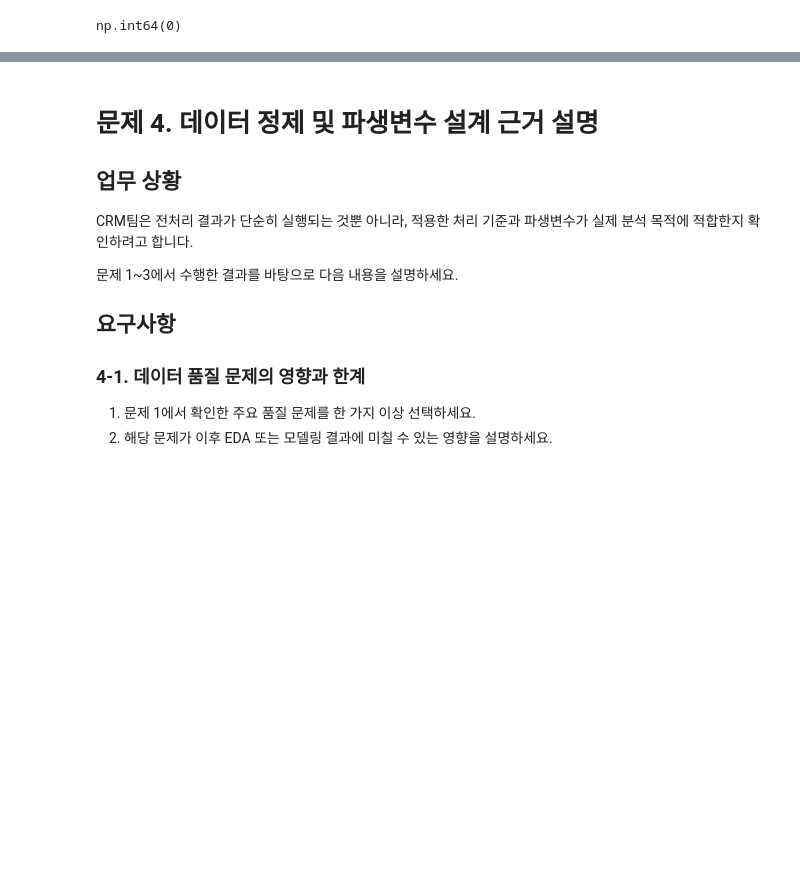
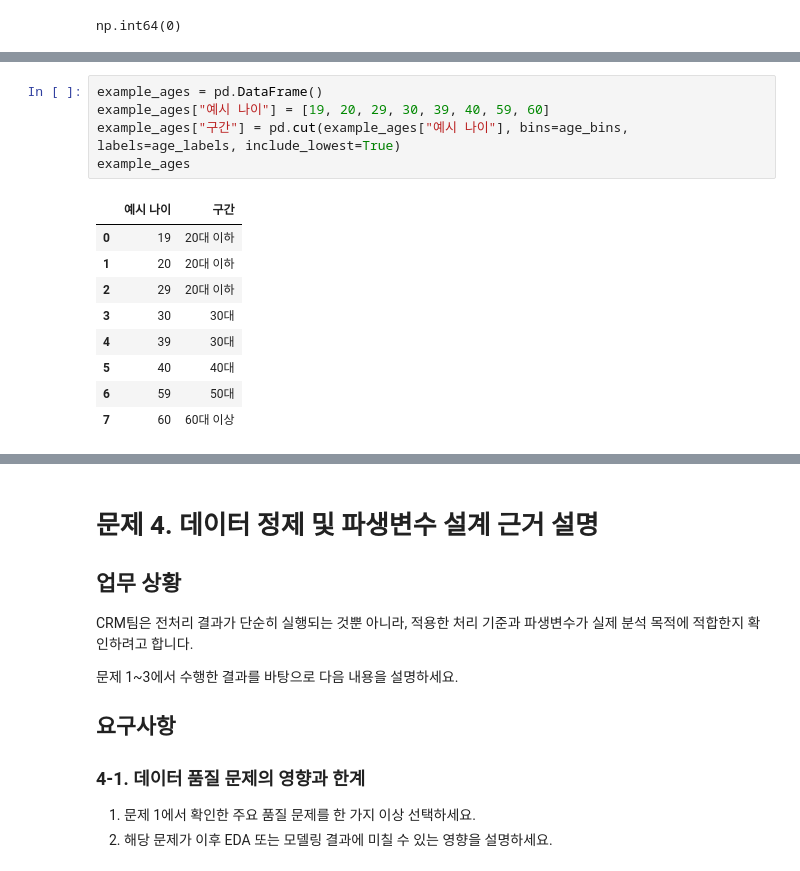
Before and after one commit to prohayo33/python-basic-assignment--, a Jupyter notebook: data-preprocessing-ml-assignment/Part1_고객데이터_품질개선_실습.ipynb, the cells around one changed output, grey strips where cells are left out. Drawn from its saved outputs; the diff is of its cells as text; blank space fills up the shorter version.

```diff
--- a/data-preprocessing-ml-assignment/Part1_고객데이터_품질개선_실습.ipynb
+++ b/data-preprocessing-ml-assignment/Part1_고객데이터_품질개선_실습.ipynb
@@ -1174,0 +1200,15 @@ np.int64(0)
+# %%
+example_ages = pd.DataFrame()
+example_ages["예시 나이"] = [19, 20, 29, 30, 39, 40, 59, 60]
+example_ages["구간"] = pd.cut(example_ages["예시 나이"], bins=age_bins, labels=age_labels, include_lowest=True)
+example_ages
+# %% [output]
+|  | 예시 나이 | 구간 |
+| 0 | 19 | 20대 이하 |
+| 1 | 20 | 20대 이하 |
+| 2 | 29 | 20대 이하 |
+| 3 | 30 | 30대 |
+| 4 | 39 | 30대 |
+| 5 | 40 | 40대 |
+| 6 | 59 | 50대 |
+| 7 | 60 | 60대 이상 |
```
Also changed, not shown: parts of 19 cells of this notebook, 1 other file.
